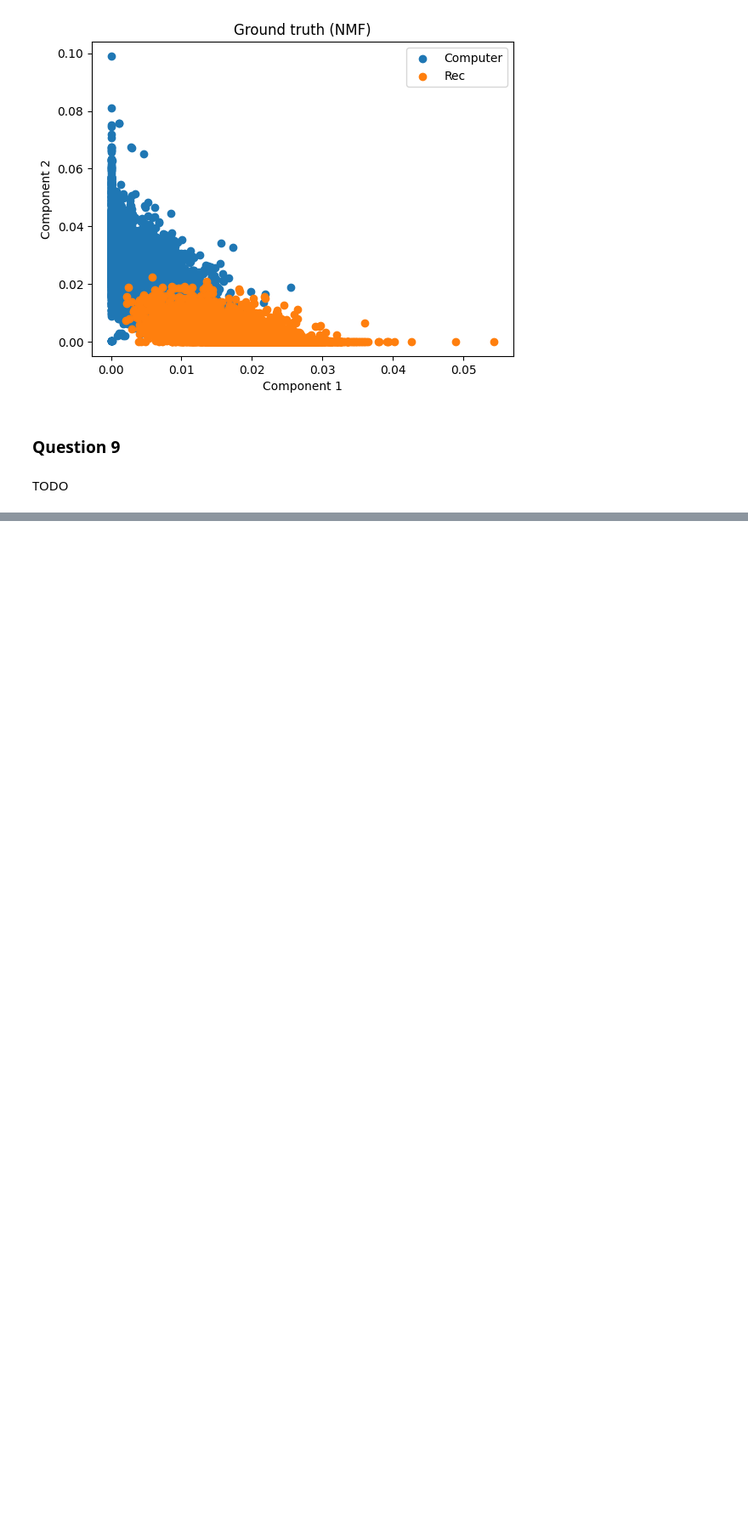
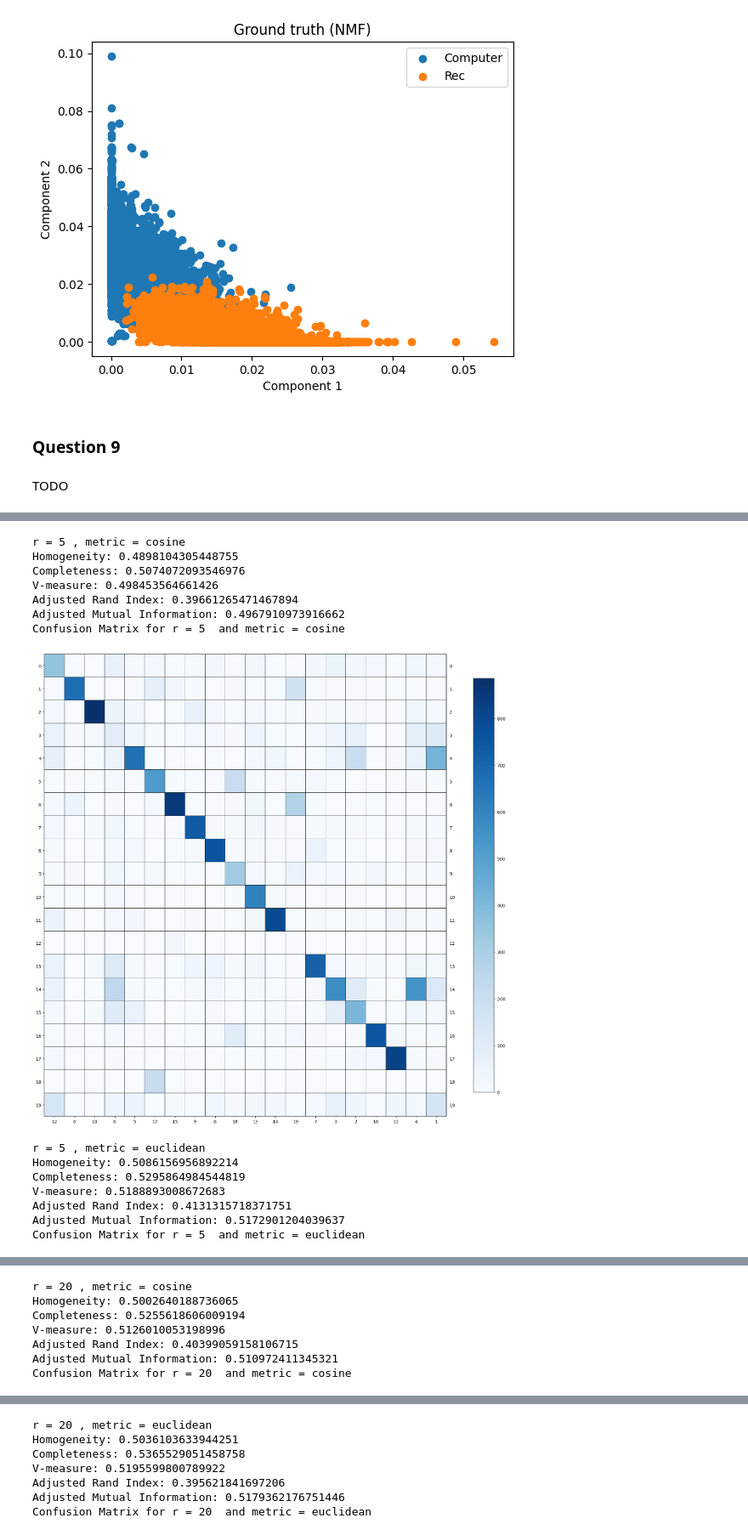
Before and after one commit to stswee/ECE219, a Jupyter notebook: ECE219_Project2.ipynb, the cells around one changed output, grey strips where cells are left out. Shown at 85% size. Saved outputs shown, nothing was run; the diff lists cells and outputs as text; code cells hidden in the pictures; blank space fills up the shorter version.

```diff
--- a/ECE219_Project2.ipynb
+++ b/ECE219_Project2.ipynb
@@ -485,0 +684,56 @@ TODO
+# %%
+# Settings for UMAP
+n_components = [5, 20, 200]
+metrics_list = ['cosine', 'euclidean']
+
+# Iterate over each setting
+# Takes about 15 minutes
+# Random_state may be foregone to make use of more cores while getting nearly identical results
+for r in n_components:
+  for metric in metrics_list:
+    reducer = umap.UMAP(n_components = r, metric = metric, random_state = 0)
+    embedding = reducer.fit_transform(X_tfidf)
+
+    # Fit
+    kmeans.fit(embedding)
+
+    # Get labels for each data point
+    labels = kmeans.labels_
+
+    # Get metrics
+    homogeneity = metrics.homogeneity_score(newsgroups_labels, labels)
+    completeness = metrics.completeness_score(newsgroups_labels, labels)
+    v_measure = metrics.v_measure_score(newsgroups_labels, labels)
+    ari = metrics.adjusted_rand_score(newsgroups_labels, labels)
+    ami = metrics.adjusted_mutual_info_score(newsgroups_labels, labels)
+
+    # Print metrics
+    print("r =", r, ", metric =", metric)
+    print("Homogeneity:", homogeneity)
+    print("Completeness:", completeness)
+    print("V-measure:", v_measure)
+    print("Adjusted Rand Index:", ari)
+    print("Adjusted Mutual Information:", ami)
+
+    # Plot confusion matrix
+    print("Confusion Matrix for r =", r, " and metric =", metric)
+    cm = confusion_matrix(labels, newsgroups_labels)
+    rows, cols = linear_sum_assignment(cm, maximize = True)
+    plot_mat(cm[rows[:, np.newaxis], cols], xticklabels = cols, yticklabels = rows, size = (15, 15), if_show_values = False)
+    print()
+# %% [output]
+r = 5 , metric = cosine
+Homogeneity: 0.4898104305448755
+Completeness: 0.5074072093546976
+V-measure: 0.498453564661426
+Adjusted Rand Index: 0.39661265471467894
+Adjusted Mutual Information: 0.4967910973916662
+Confusion Matrix for r = 5  and metric = cosine
+[figure, added]
+r = 5 , metric = euclidean
+Homogeneity: 0.5086156956892214
+Completeness: 0.5295864984544819
+V-measure: 0.5188893008672683
+Adjusted Rand Index: 0.4131315718371751
+Adjusted Mutual Information: 0.5172901204039637
+Confusion Matrix for r = 5  and metric = euclidean
@@ -485,0 +741,7 @@ TODO
+r = 20 , metric = cosine
+Homogeneity: 0.5002640188736065
+Completeness: 0.5255618606009194
+V-measure: 0.5126010053198996
+Adjusted Rand Index: 0.40399059158106715
+Adjusted Mutual Information: 0.510972411345321
+Confusion Matrix for r = 20  and metric = cosine
@@ -485,0 +749,7 @@ TODO
+r = 20 , metric = euclidean
+Homogeneity: 0.5036103633944251
+Completeness: 0.5365529051458758
+V-measure: 0.5195599800789922
+Adjusted Rand Index: 0.395621841697206
+Adjusted Mutual Information: 0.5179362176751446
+Confusion Matrix for r = 20  and metric = euclidean
```
Also changed, not shown: parts of 15 cells of this notebook.
